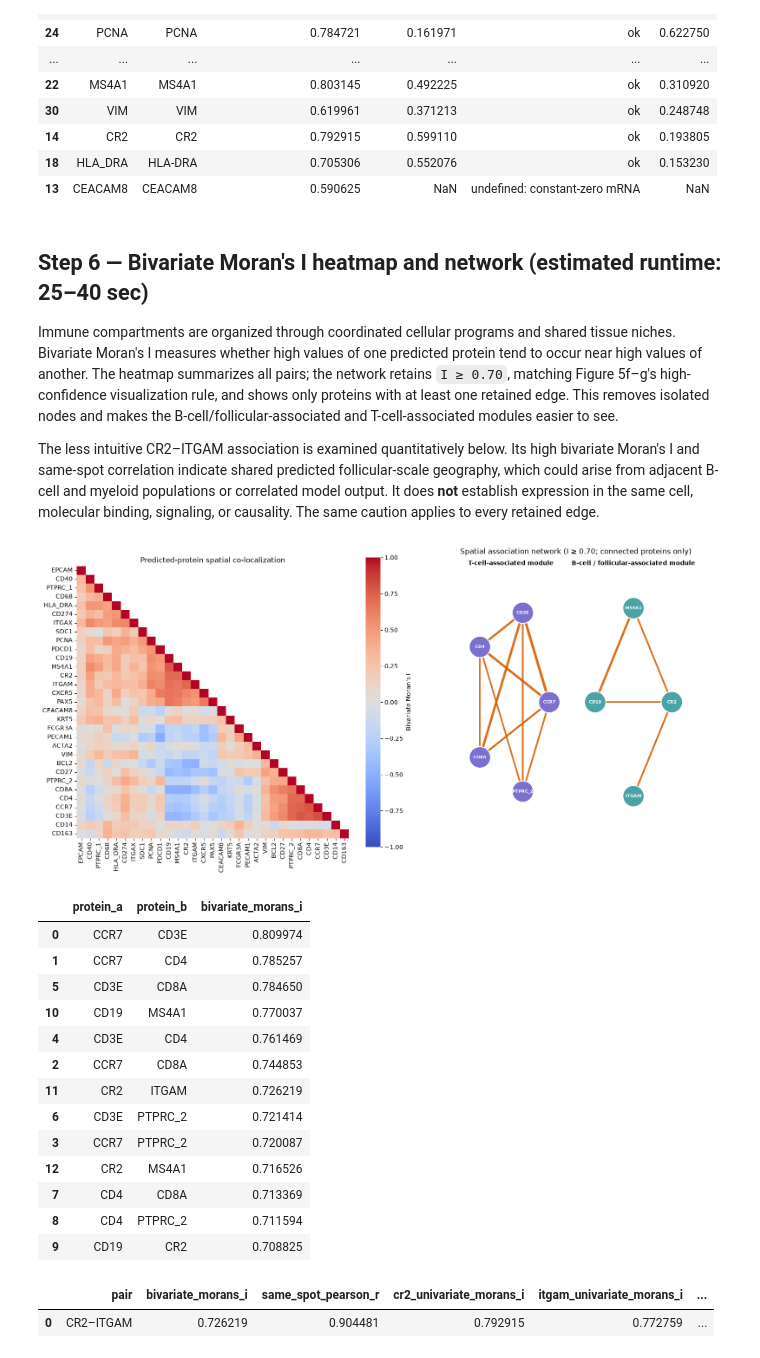
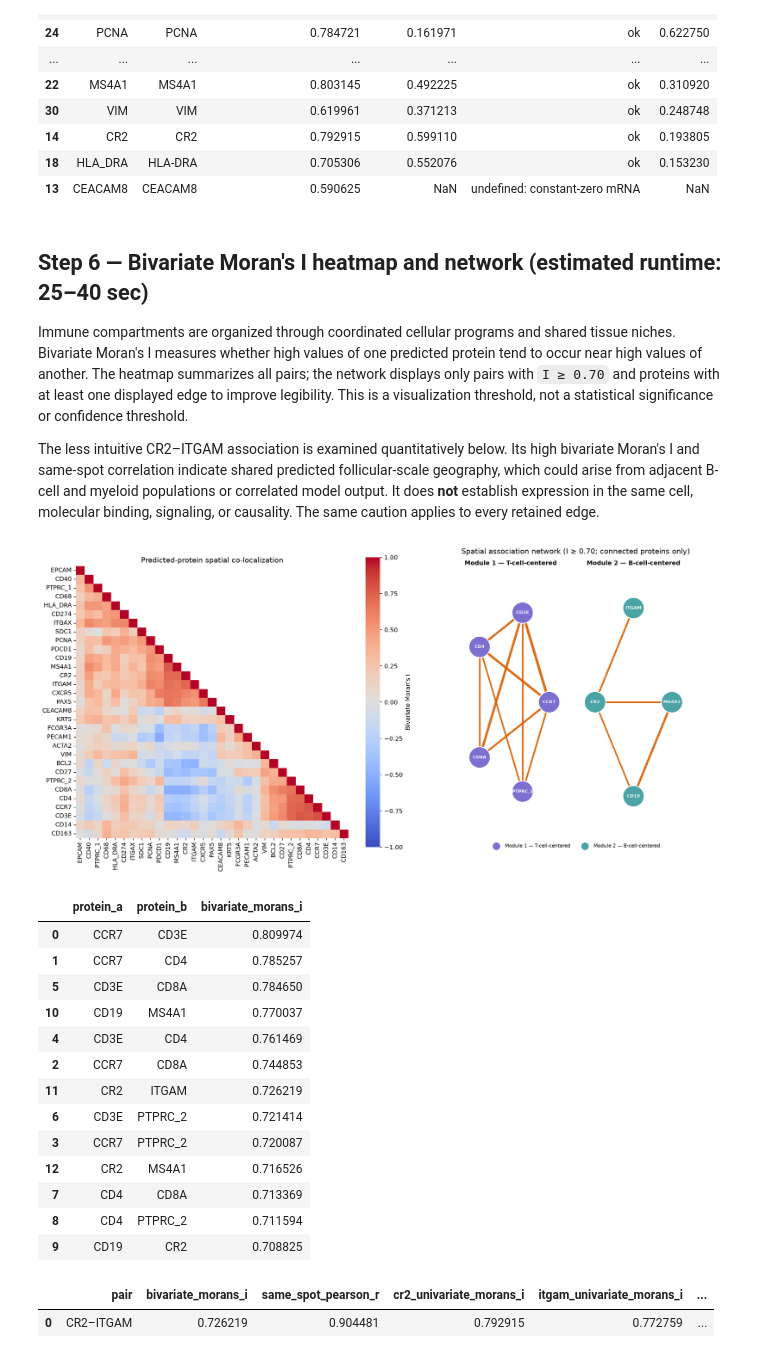
Before and after one commit to osmanbeyoglulab/ECCB-2026-Tutorial, a Jupyter notebook: hands-on_tutorial/notebooks/03_evaluation_and_interpretation.ipynb, the cells around one changed output. Saved outputs shown, nothing was run; the diff lists cells and outputs as text; code cells hidden in the pictures.

```diff
--- a/hands-on_tutorial/notebooks/03_evaluation_and_interpretation.ipynb
+++ b/hands-on_tutorial/notebooks/03_evaluation_and_interpretation.ipynb
@@ -303,7 +299,7 @@ moran_fig=paths.figures/"session03_morans_i_comparison.png"; fig.tight_layout();
 # %% [markdown]
 ## Step 6 — Bivariate Moran's I heatmap and network (estimated runtime: 25–40 sec)
 
-Immune compartments are organized through coordinated cellular programs and shared tissue niches. Bivariate Moran's I measures whether high values of one predicted protein tend to occur near high values of another. The heatmap summarizes all pairs; the network retains `I ≥ 0.70`, matching Figure 5f–g's high-confidence visualization rule, and shows only proteins with at least one retained edge. This removes isolated nodes and makes the B-cell/follicular-associated and T-cell-associated modules easier to see.
+Immune compartments are organized through coordinated cellular programs and shared tissue niches. Bivariate Moran's I measures whether high values of one predicted protein tend to occur near high values of another. The heatmap summarizes all pairs; the network displays only pairs with `I ≥ 0.70` and proteins with at least one displayed edge to improve legibility. This is a visualization threshold, not a statistical significance or confidence threshold.
 
 The less intuitive CR2–ITGAM association is examined quantitatively below. Its high bivariate Moran's I and same-spot correlation indicate shared predicted follicular-scale geography, which could arise from adjacent B-cell and myeloid populations or correlated model output. It does **not** establish expression in the same cell, molecular binding, signaling, or causality. The same caution applies to every retained edge.
 # %%
@@ -313,36 +309,39 @@ for i,a in enumerate(proteins):
         b=proteins[j]; value=bivariate_morans_i_from_weights(predicted[a],predicted[b],weights); matrix.loc[a,b]=matrix.loc[b,a]=value
 if not np.allclose(matrix,matrix.T,equal_nan=True): raise AssertionError("Bivariate matrix is not symmetric")
 bivariate_path=paths.results/"session03_bivariate_morans_i.csv"; matrix.to_csv(bivariate_path)
 distance=1-matrix.clip(-1,1); distance_values=distance.to_numpy(copy=True); np.fill_diagonal(distance_values,0); order=list(matrix.index[leaves_list(linkage(squareform(distance_values,checks=False),method="average"))])
 ordered=matrix.loc[order,order]; mask=np.triu(np.ones_like(ordered,dtype=bool),k=1)
 fig,axes=plt.subplots(1,2,figsize=(16,7.5),gridspec_kw={"width_ratios":[1.15,1]})
 sns.heatmap(ordered,mask=mask,cmap="coolwarm",center=0,vmin=-1,vmax=1,square=True,ax=axes[0],cbar_kws={"label":"Bivariate Moran's I"}); axes[0].set_title("Predicted-protein spatial co-localization")
 threshold=.70; graph=nx.Graph()
 for i,a in enumerate(proteins):
     for b in proteins[i+1:]:
         value=float(matrix.loc[a,b])
         if value>=threshold: graph.add_edge(a,b,weight=value)
 components=sorted(nx.connected_components(graph),key=lambda nodes:(-len(nodes),sorted(nodes)))
 centers=[(-1.15,0),(1.15,0)]; pos={}; node_colors={}
 palette=["#7b6fd0","#4ba3a6"]
 for component_index,nodes in enumerate(components):
     center=centers[component_index] if component_index<len(centers) else (0,-1.6*component_index)
     component_positions=nx.circular_layout(graph.subgraph(nodes),scale=.72,center=center)
     pos.update(component_positions); node_colors.update({node:palette[component_index%len(palette)] for node in nodes})
 widths=[2.5+5*(d["weight"]-threshold)/(1-threshold) for *_,d in graph.edges(data=True)]
 nx.draw_networkx_edges(graph,pos,ax=axes[1],width=widths,edge_color="#d95f02",alpha=.9)
 nx.draw_networkx_nodes(graph,pos,ax=axes[1],node_size=1250,node_color=[node_colors[n] for n in graph.nodes],edgecolors="white",linewidths=1.5)
 nx.draw_networkx_labels(graph,pos,ax=axes[1],font_size=7.2,font_weight="bold",font_color="white")
-axes[1].text(-1.15,1.05,"T-cell-associated module",ha="center",fontsize=10,fontweight="bold")
-axes[1].text(1.15,1.05,"B-cell / follicular-associated module",ha="center",fontsize=10,fontweight="bold")
+module_labels=["Module 1 — T-cell-centered","Module 2 — B-cell-centered"]
+axes[1].text(-1.15,1.05,module_labels[0],ha="center",fontsize=10,fontweight="bold")
+axes[1].text(1.15,1.05,module_labels[1],ha="center",fontsize=10,fontweight="bold")
+legend_handles=[axes[1].scatter([],[],s=180,color=palette[i],edgecolors="white",label=label) for i,label in enumerate(module_labels)]
+axes[1].legend(handles=legend_handles,loc="lower center",bbox_to_anchor=(.5,-.02),ncol=2,frameon=False,fontsize=8)
 axes[1].margins(.20); axes[1].set_title(f"Spatial association network (I ≥ {threshold:.2f}; connected proteins only)"); axes[1].axis("off")
 bivariate_fig=paths.figures/"session03_bivariate_heatmap_network.png"; fig.tight_layout(); fig.savefig(bivariate_fig,dpi=180,bbox_inches="tight"); plt.show()
 edge_table=pd.DataFrame([{"protein_a":a,"protein_b":b,"bivariate_morans_i":d["weight"]} for a,b,d in graph.edges(data=True)]).sort_values("bivariate_morans_i",ascending=False) if graph.number_of_edges() else pd.DataFrame(columns=["protein_a","protein_b","bivariate_morans_i"])
 edges_path=paths.results/"session03_bivariate_network_edges.csv"; edge_table.to_csv(edges_path,index=False)
 cr2_itgam_check=pd.DataFrame([{"pair":"CR2–ITGAM","bivariate_morans_i":matrix.loc["CR2","ITGAM"],"same_spot_pearson_r":predicted["CR2"].corr(predicted["ITGAM"]),"cr2_univariate_morans_i":morans_i_from_weights(predicted["CR2"],weights),"itgam_univariate_morans_i":morans_i_from_weights(predicted["ITGAM"],weights),"cr2_gc_mean":predicted.loc[gc,"CR2"].mean(),"itgam_gc_mean":predicted.loc[gc,"ITGAM"].mean(),"interpretation":"Shared predicted follicular-scale geography/model covariance; not direct interaction or same-cell evidence"}])
 association_check_path=paths.results/"session03_cr2_itgam_check.csv"; cr2_itgam_check.to_csv(association_check_path,index=False); display(edge_table,cr2_itgam_check)
 # %% [output]
-[figure, old version]
+[figure, new version]
 |  | protein_a | protein_b | bivariate_morans_i |
 | 0 | CCR7 | CD3E | 0.809974 |
 | 1 | CCR7 | CD4 | 0.785257 |
```
Also changed, not shown: parts of 12 cells of this notebook, 4 other files.
